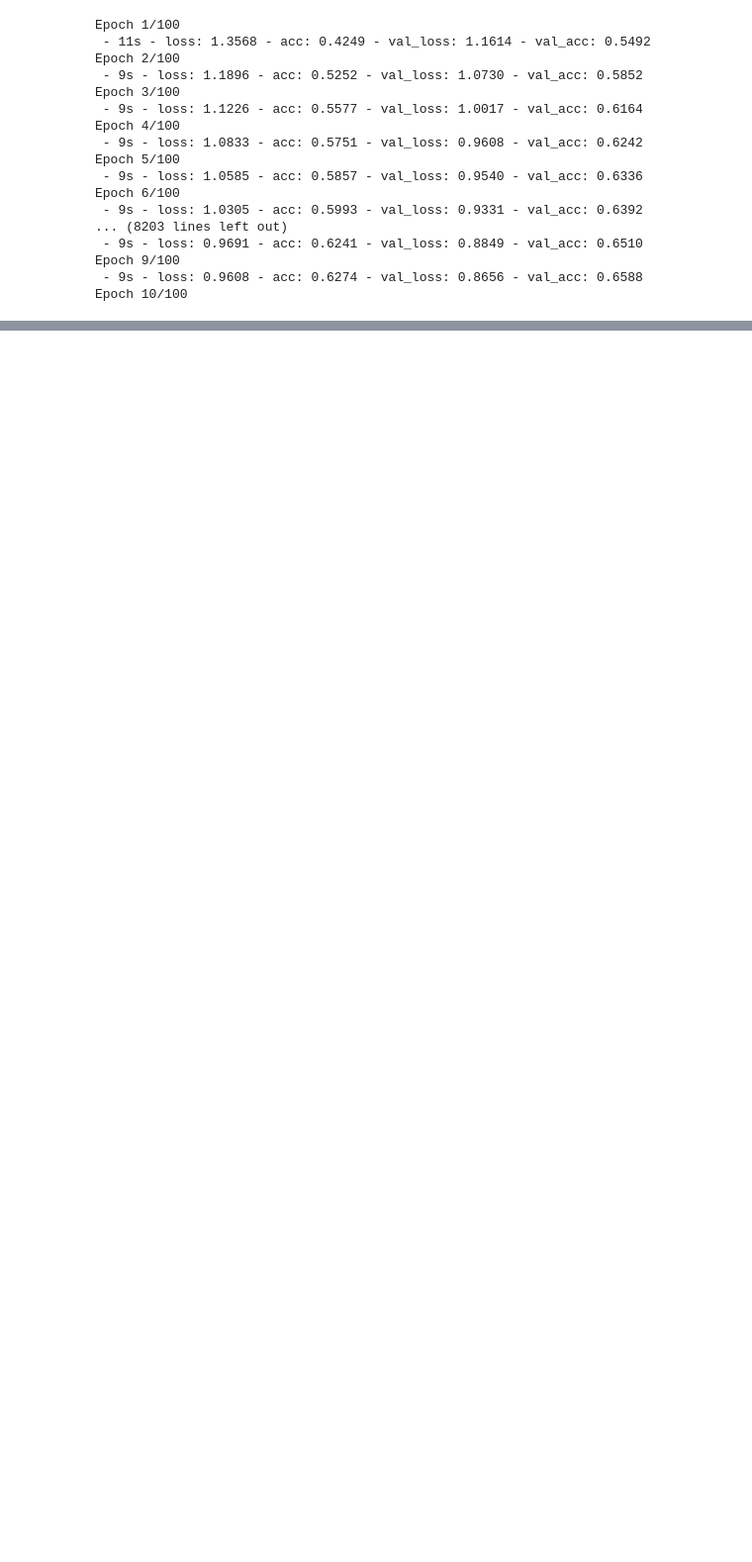
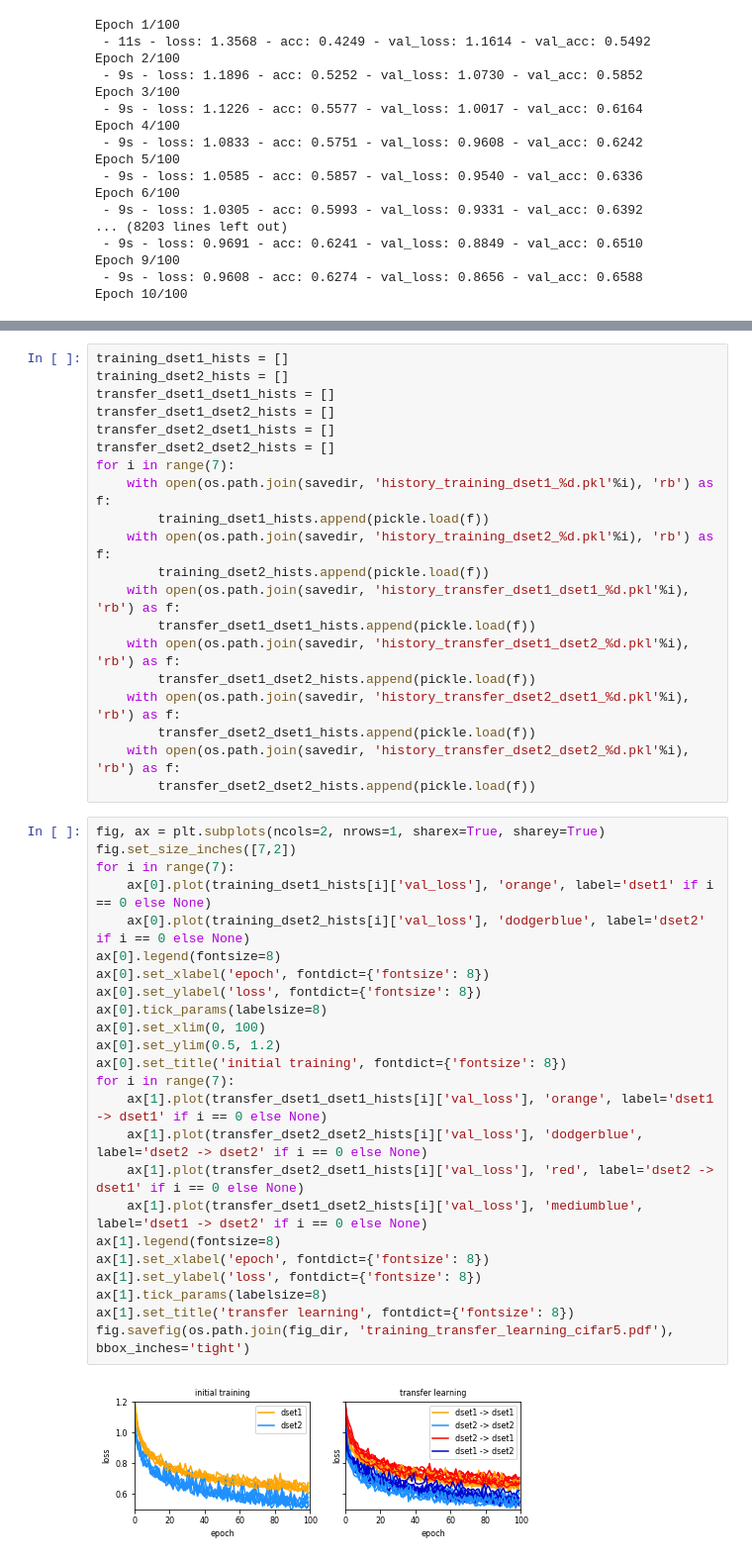
Before and after one commit to AlexStasik/UniquenessOfCNNLearning, a Jupyter notebook: code/cifar5_transfer_multiple_instantiations.ipynb, the cells around one changed output, grey strips where cells are left out. Shown at 99% size. Drawn from its saved outputs; the diff is of its cells as text; blank space fills up the shorter version.

```diff
--- a/code/cifar5_transfer_multiple_instantiations.ipynb
+++ b/code/cifar5_transfer_multiple_instantiations.ipynb
@@ -299,0 +289,46 @@ plt.legend()
+# %%
+training_dset1_hists = []
+training_dset2_hists = []
+transfer_dset1_dset1_hists = []
+transfer_dset1_dset2_hists = []
+transfer_dset2_dset1_hists = []
+transfer_dset2_dset2_hists = []
+for i in range(7):
+    with open(os.path.join(savedir, 'history_training_dset1_%d.pkl'%i), 'rb') as f:
+        training_dset1_hists.append(pickle.load(f))
+    with open(os.path.join(savedir, 'history_training_dset2_%d.pkl'%i), 'rb') as f:
+        training_dset2_hists.append(pickle.load(f))
+    with open(os.path.join(savedir, 'history_transfer_dset1_dset1_%d.pkl'%i), 'rb') as f:
+        transfer_dset1_dset1_hists.append(pickle.load(f))
+    with open(os.path.join(savedir, 'history_transfer_dset1_dset2_%d.pkl'%i), 'rb') as f:
+        transfer_dset1_dset2_hists.append(pickle.load(f))
+    with open(os.path.join(savedir, 'history_transfer_dset2_dset1_%d.pkl'%i), 'rb') as f:
+        transfer_dset2_dset1_hists.append(pickle.load(f))
+    with open(os.path.join(savedir, 'history_transfer_dset2_dset2_%d.pkl'%i), 'rb') as f:
+        transfer_dset2_dset2_hists.append(pickle.load(f))
+# %%
+fig, ax = plt.subplots(ncols=2, nrows=1, sharex=True, sharey=True)
+fig.set_size_inches([7,2])
+for i in range(7):
+    ax[0].plot(training_dset1_hists[i]['val_loss'], 'orange', label='dset1' if i == 0 else None)
+    ax[0].plot(training_dset2_hists[i]['val_loss'], 'dodgerblue', label='dset2' if i == 0 else None)
+ax[0].legend(fontsize=8)
+ax[0].set_xlabel('epoch', fontdict={'fontsize': 8})
+ax[0].set_ylabel('loss', fontdict={'fontsize': 8})
+ax[0].tick_params(labelsize=8)
+ax[0].set_xlim(0, 100)
+ax[0].set_ylim(0.5, 1.2)
+ax[0].set_title('initial training', fontdict={'fontsize': 8})
+for i in range(7):
+    ax[1].plot(transfer_dset1_dset1_hists[i]['val_loss'], 'orange', label='dset1 -> dset1' if i == 0 else None)
+    ax[1].plot(transfer_dset2_dset2_hists[i]['val_loss'], 'dodgerblue', label='dset2 -> dset2' if i == 0 else None)
+    ax[1].plot(transfer_dset2_dset1_hists[i]['val_loss'], 'red', label='dset2 -> dset1' if i == 0 else None)
+    ax[1].plot(transfer_dset1_dset2_hists[i]['val_loss'], 'mediumblue', label='dset1 -> dset2' if i == 0 else None)
+ax[1].legend(fontsize=8)
+ax[1].set_xlabel('epoch', fontdict={'fontsize': 8})
+ax[1].set_ylabel('loss', fontdict={'fontsize': 8})
+ax[1].tick_params(labelsize=8)
+ax[1].set_title('transfer learning', fontdict={'fontsize': 8})
+fig.savefig(os.path.join(fig_dir, 'training_transfer_learning_cifar5.pdf'), bbox_inches='tight')
+# %% [output]
+[figure, added]
```
Also changed, not shown: parts of 24 cells of this notebook, 3 other files.
